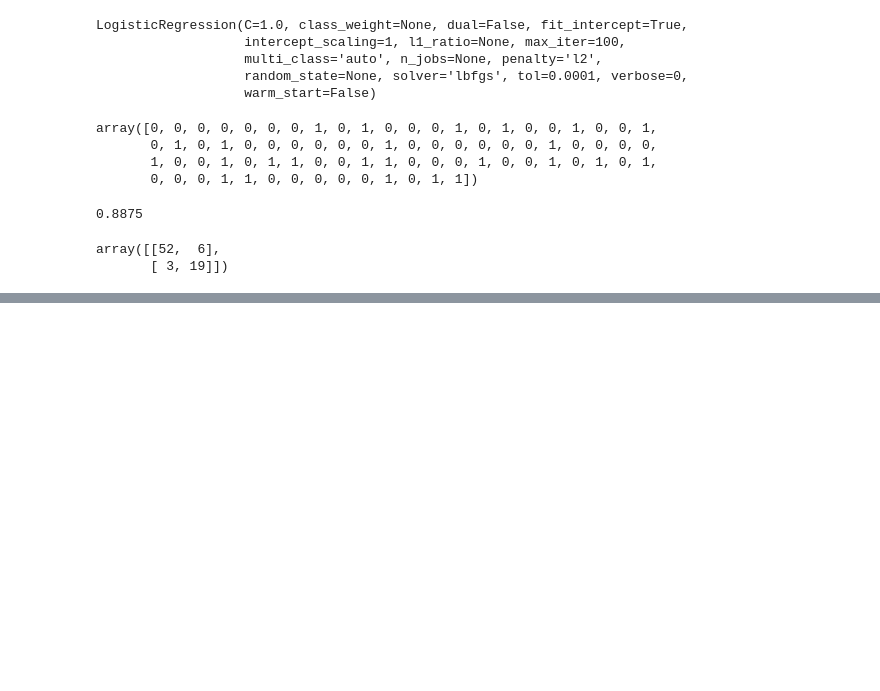
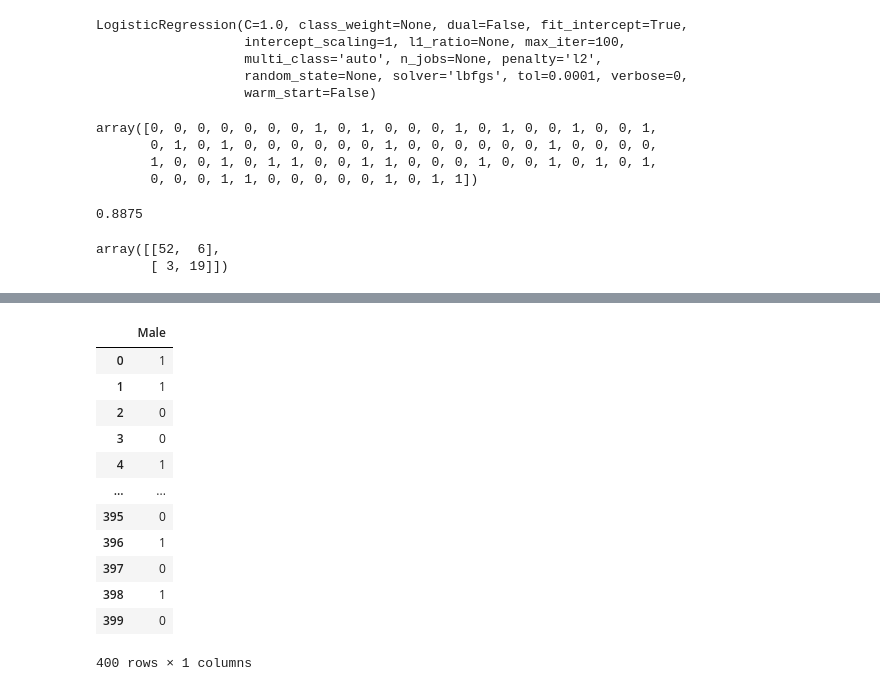
Before and after one commit to saikhairnar20023/Data--science-programs, a Jupyter notebook: Log_regression.ipynb, the cells around one changed output, grey strips where cells are left out. Cells and saved outputs as stored; diff of their text form; code cells hidden in the pictures; blank space fills up the shorter version.

```diff
--- a/Log_regression.ipynb
+++ b/Log_regression.ipynb
@@ -129,0 +147,2 @@ array([[52,  6],
+# %%
+x1 =df ["Gender"].values
@@ -129,0 +169,18 @@ array([[52,  6],
+# %%
+x1 = pd.get_dummies(x1,drop_first=True)
+# %%
+x1
+# %% [output]
+|  | Male |
+| 0 | 1 |
+| 1 | 1 |
+| 2 | 0 |
+| 3 | 0 |
+| 4 | 1 |
+| ... | ... |
+| 395 | 0 |
+| 396 | 1 |
+| 397 | 0 |
+| 398 | 1 |
+| 399 | 0 |
+400 rows × 1 columns
```
Also changed, not shown: parts of 12 cells of this notebook.
